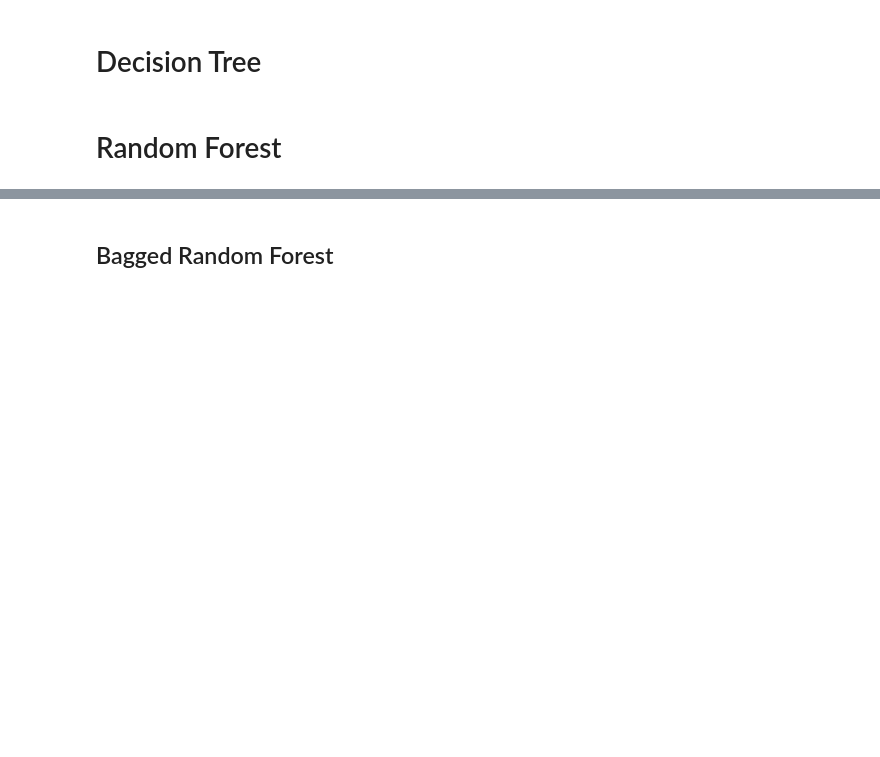
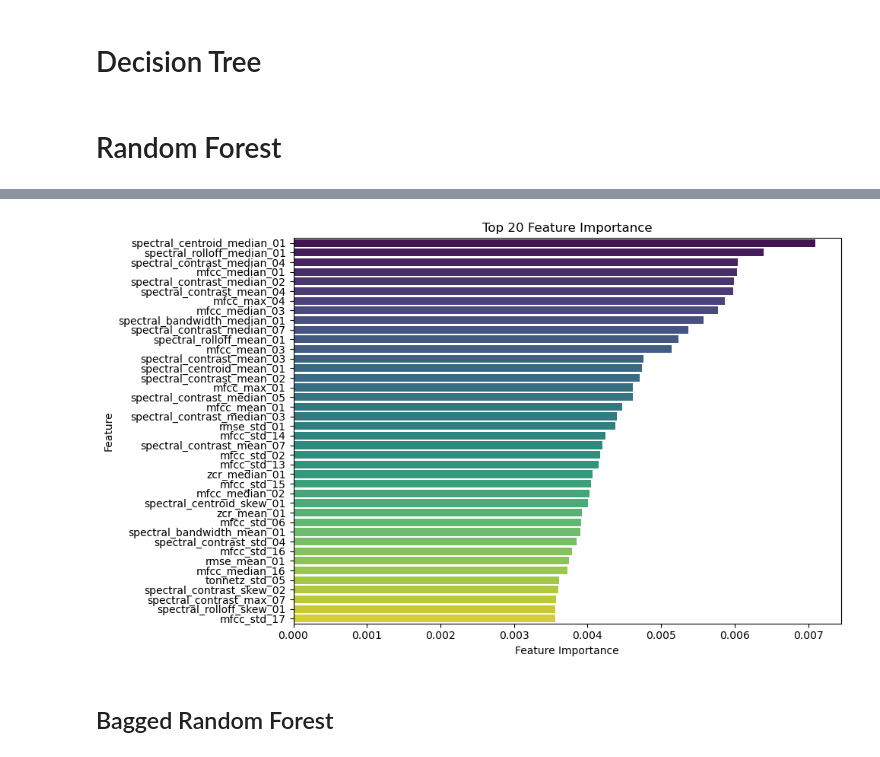
Before and after one commit to tobias-schnabel/sml-practical, a Jupyter notebook: Max.ipynb, the cells around one changed output, grey strips where cells are left out. Cells and saved outputs as stored; diff of their text form; code cells hidden in the pictures; blank space fills up the shorter version.

```diff
--- a/Max.ipynb
+++ b/Max.ipynb
@@ -193,15 +294,17 @@ print("Test score:", round(model_RF.score(X_test, y_test),3))
 # %%
 feat_imp = pd.DataFrame(list(zip(X.columns, model_RF.feature_importances_)), columns=['feature','feat_importance']).sort_values(by='feat_importance', ascending=False)
-feat_imp_top20 = feat_imp.head(20)
+feat_imp_top20 = feat_imp.head(40)
 
 fig, ax = plt.subplots(nrows=1,ncols=1,figsize=(10,6))
 
 sns.barplot(x = feat_imp_top20.feat_importance, y = feat_imp_top20.feature, orient='h', ax=ax, palette = 'viridis')
 ax.set_title('Top 20 Feature Importance')
 ax.set_ylabel('Feature')
 ax.set_xlabel('Feature Importance')
 fig.tight_layout()
 plt.show()
+# %% [output]
+[figure, added]
 # %% [markdown]
 ## Bagged Random Forest
 # %%
```
Also changed, not shown: parts of 19 cells of this notebook.
